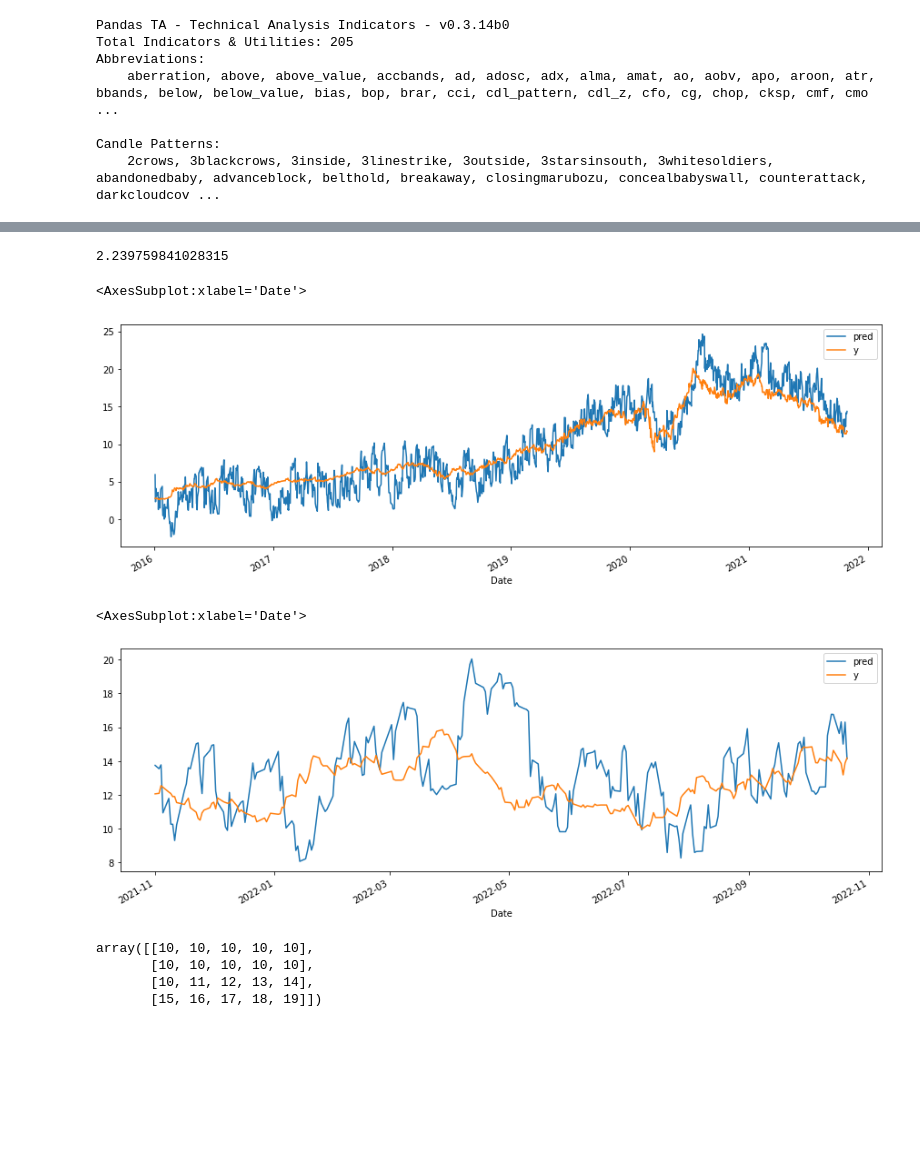
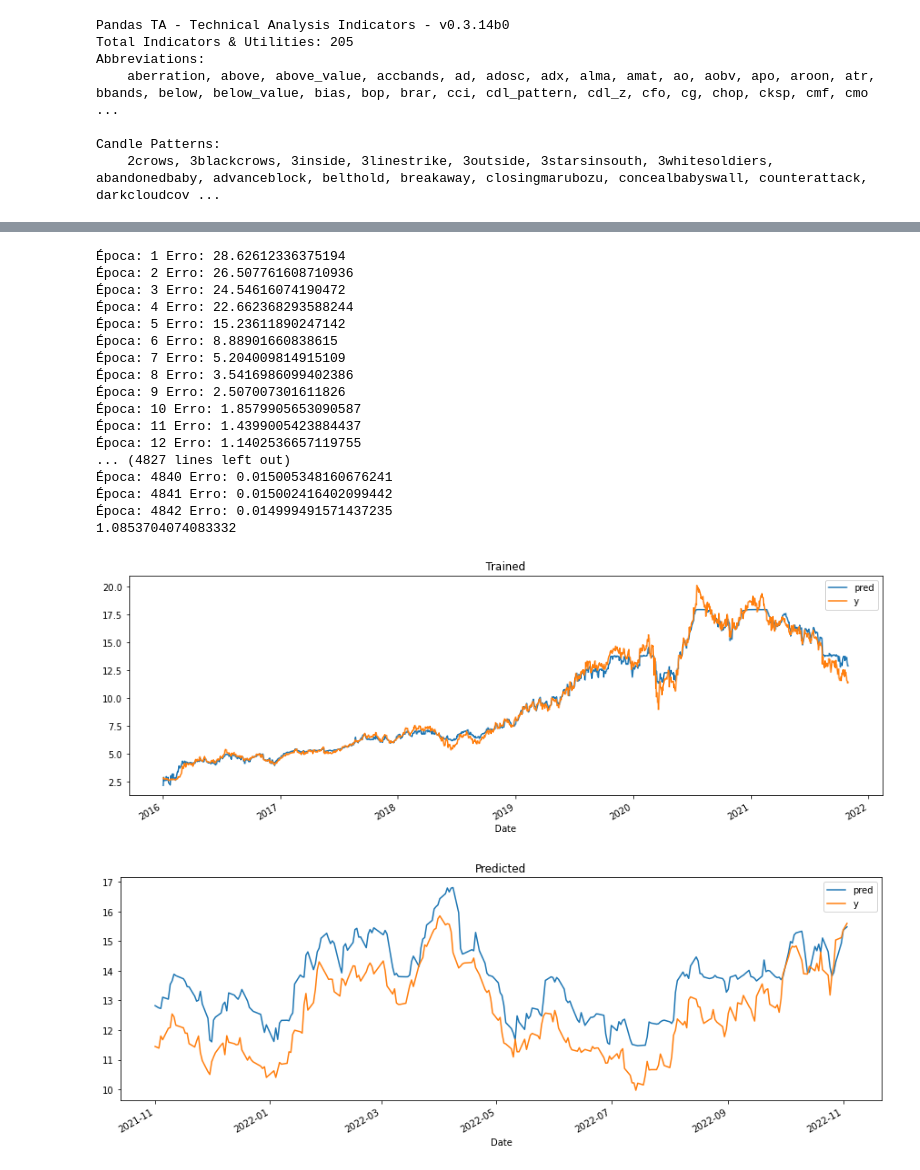
Before and after one commit to Constellation-Dev-Team/constellation-talks-01, a Jupyter notebook: prices_modeling.ipynb, the cells around one changed output, grey strips where cells are left out. Saved outputs shown, nothing was run; the diff lists cells and outputs as text; code cells hidden in the pictures; blank space fills up the shorter version.

```diff
--- a/prices_modeling.ipynb
+++ b/prices_modeling.ipynb
@@ -117,34 +147,28 @@ slp.saved_errors[-5:]
-# %%
-from sklearn.metrics import mean_absolute_error
-
-pred_train = slp.predict(train_X)
-pred_test = slp.predict(test_X)
-mean_absolute_error(test_y, pred_test)
-# %% [output]
-2.239759841028315
-# %%
-df = pd.DataFrame()
-df['pred'] = pred_train
-df['y'] = train_y
-df.plot(figsize=(15, 5))
-# %% [output]
-<AxesSubplot:xlabel='Date'>
-[figure, removed]
-# %%
-df = pd.DataFrame()
-df['pred'] = pred_test
-df['y'] = test_y
-df.plot(figsize=(15, 5))
-# %% [output]
-<AxesSubplot:xlabel='Date'>
-[figure, removed]
-# %%
-import numpy as np
-
-x = np.arange(20).reshape((4,5))
-np.maximum(x, 10)
-# %% [output]
-array([[10, 10, 10, 10, 10],
-       [10, 10, 10, 10, 10],
-       [10, 11, 12, 13, 14],
-       [15, 16, 17, 18, 19]])
+# %%
+slp =  SingleLayerPerceptron(size, 50, 1, 'sigmoid')
+slp.learning_rate = 1e-6
+slp.max_iter_num = 20000
+slp.min_loss_error = 0.015
+
+slp.train(train_X.to_numpy(), train_y.to_numpy())
+plot_graphs(slp, train_X, test_X, train_y, test_y)
+# %% [output]
+Época: 1 Erro: 28.62612336375194
+Época: 2 Erro: 26.507761608710936
+Época: 3 Erro: 24.54616074190472
+Época: 4 Erro: 22.662368293588244
+Época: 5 Erro: 15.23611890247142
+Época: 6 Erro: 8.88901660838615
+Época: 7 Erro: 5.204009814915109
+Época: 8 Erro: 3.5416986099402386
+Época: 9 Erro: 2.507007301611826
+Época: 10 Erro: 1.8579905653090587
+Época: 11 Erro: 1.4399005423884437
+Época: 12 Erro: 1.1402536657119755
+... (4827 lines left out)
+Época: 4840 Erro: 0.015005348160676241
+Época: 4841 Erro: 0.015002416402099442
+Época: 4842 Erro: 0.014999491571437235
+1.0853704074083332
+[figure, added]
+[figure, added]
```
Also changed, not shown: parts of 9 cells of this notebook, 3 other files.
